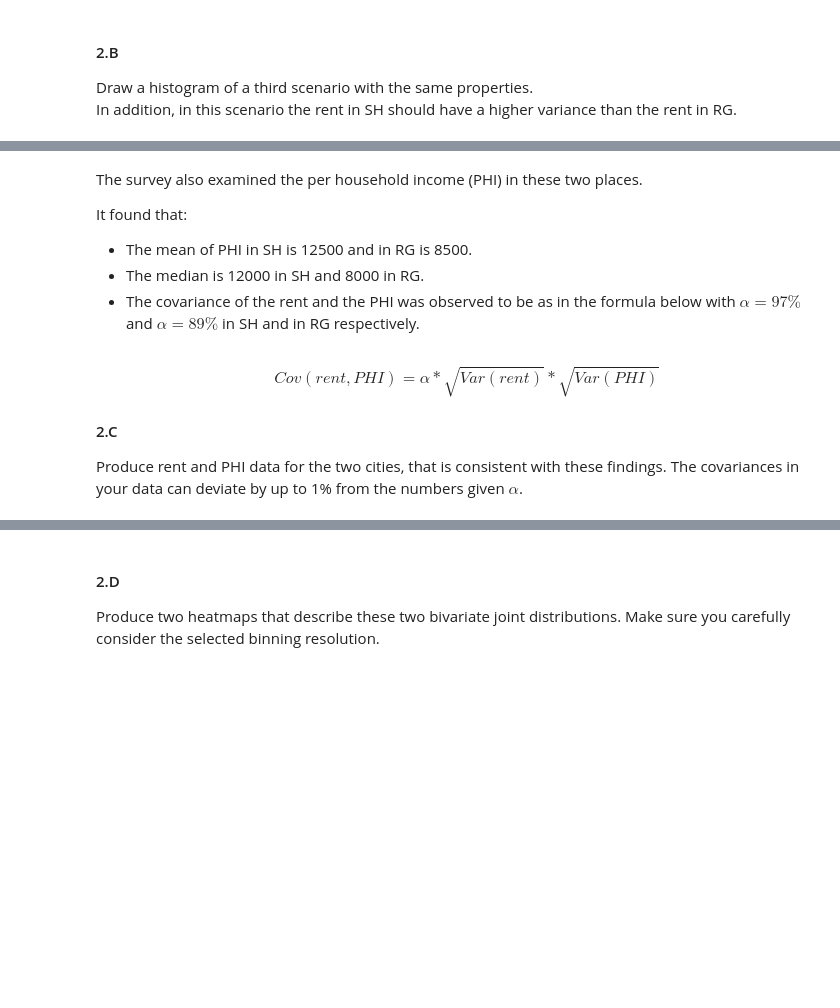
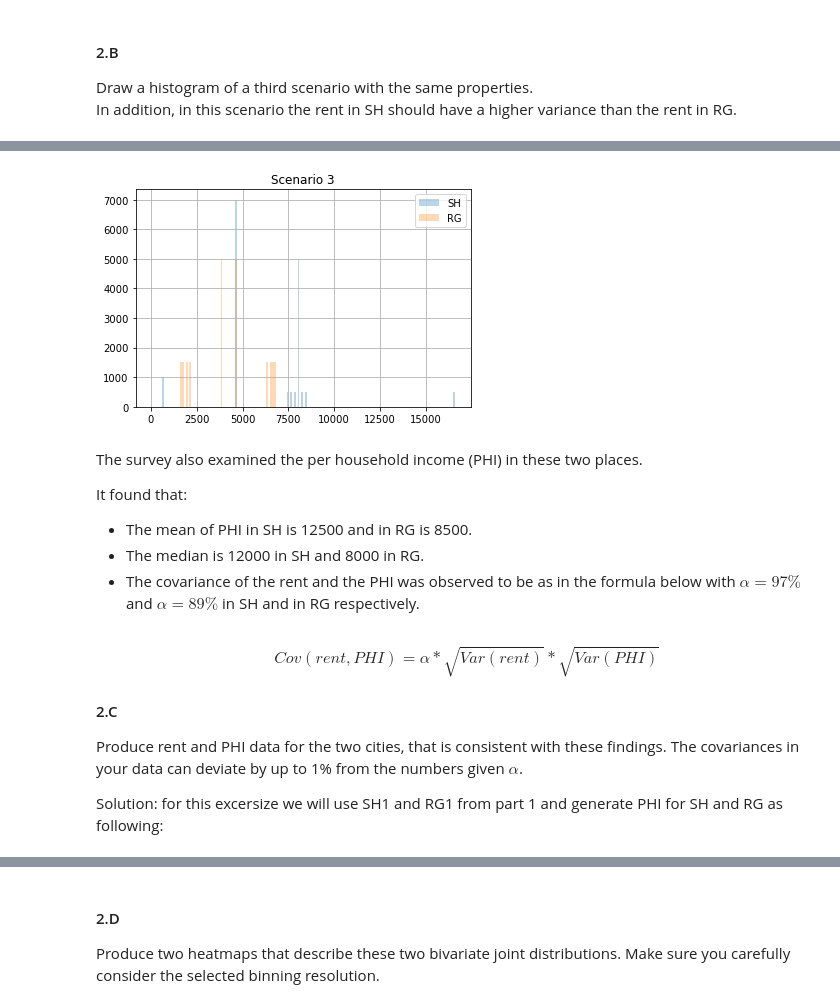
Before and after one commit to barboym/hw_statistics_runi, a Jupyter notebook: HW1.ipynb, the cells around one changed output, grey strips where cells are left out. Drawn from its saved outputs; the diff is of its cells as text; code cells hidden in the pictures; blank space fills up the shorter version.

```diff
--- a/HW1.ipynb
+++ b/HW1.ipynb
@@ -54,3 +240,37 @@ Draw histograms that describe 2 different scenarii of possible distributions of
 #### 2.B
 Draw a histogram of a third scenario with the same properties. <br>
 In addition, in this scenario the rent in SH should have a higher variance than the rent in RG.
+# %%
+SH3={ # same distribution as the 1st scenario, but:
+    600:1000,# I lowered the rent by 4000 to 1000 people from the lower quarter
+    4600:7001,
+    8000:4998,
+    8000+200*(1):500,
+    8000+200*(2):500,
+    8000+200*(3) + 8000:500, # I increased the rent by 8000 to 500 people from the upper quarter
+    8000+200*(-1):500,
+    8000+200*(-2):500,
+    8000+200*(-3):500,
+    11400:1,
+}
+# this way the variance of SH should rise but the rest of the properties are conserved
+
+
+# Propose a 3rd distribution for RG
+RG3 = {
+    6700:1500,
+    6650:1500,
+    6500:1500,
+    6300:1500,
+    4600:5001,
+    3800:4998,
+    3000:1,
+    2150:1500,
+    1950:1500,
+    1700:1500,
+    1650:1500,
+}
+# %%
+SH_pop3 = dict_to_population(SH3)
+RG_pop3 = dict_to_population(RG3)
+sanity_check(SH_pop3,RG_pop3)
@@ -57,3 +284,7 @@ In addition, in this scenario the rent in SH should have a higher variance than
+# %%
+hist_plotting_script(SH_pop3,RG_pop3,'Scenario 3')
+# %% [output]
+[figure, added]
 # %% [markdown]
 The survey also examined the per household income (PHI) in these two places.<br>
 
@@ -65,3 +296,5 @@ $$Cov(rent, PHI) = \alpha * \sqrt{Var(rent)} * \sqrt{Var(PHI)}$$
 
 #### 2.C
 Produce rent and PHI data for the two cities, that is consistent with these findings. The covariances in your data can deviate by up to 1% from the numbers given $\alpha$.
+
+Solution: for this excersize we will use SH1 and RG1 from part 1 and generate PHI for SH and RG as following:
```
Also changed, not shown: parts of 60 cells of this notebook.
